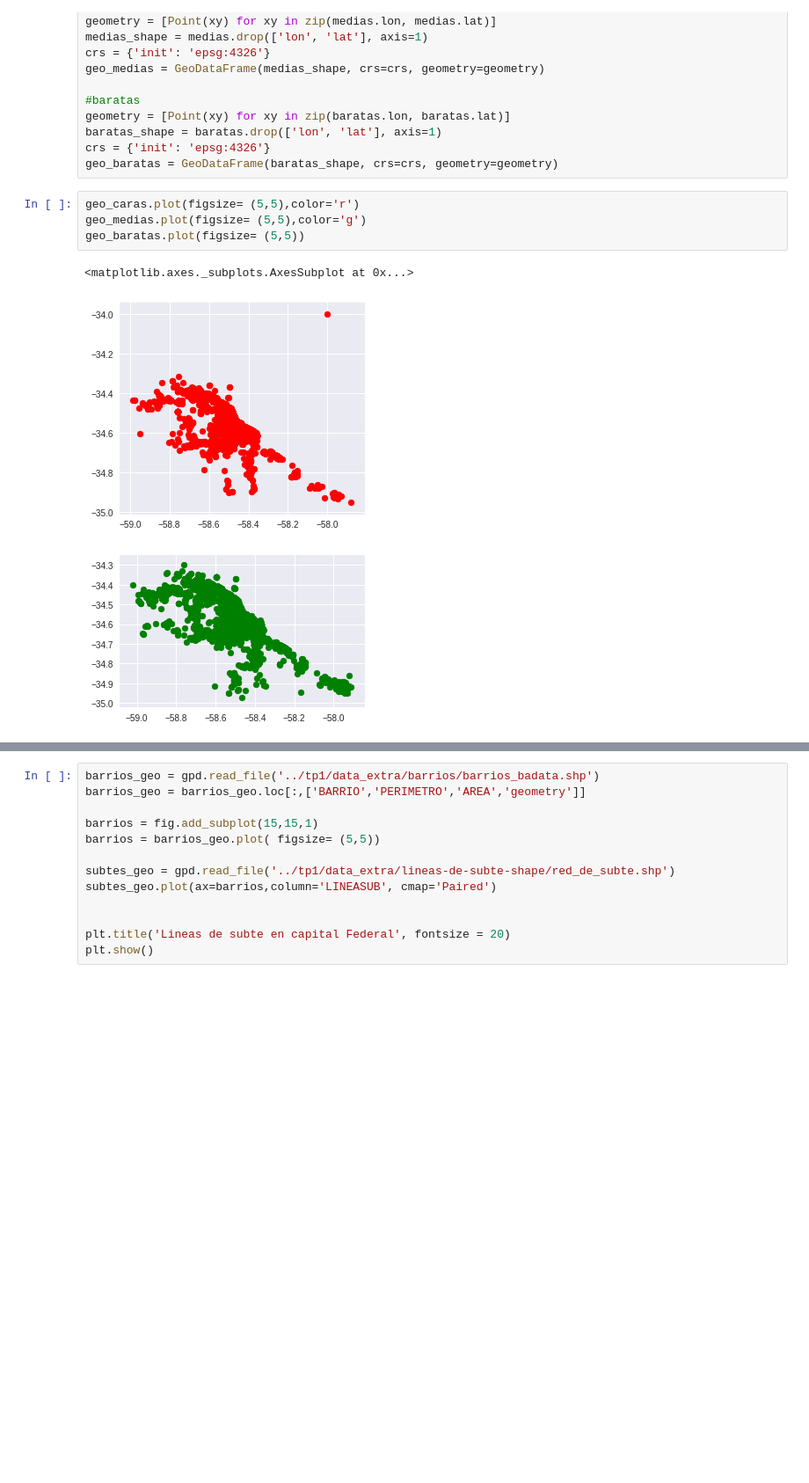
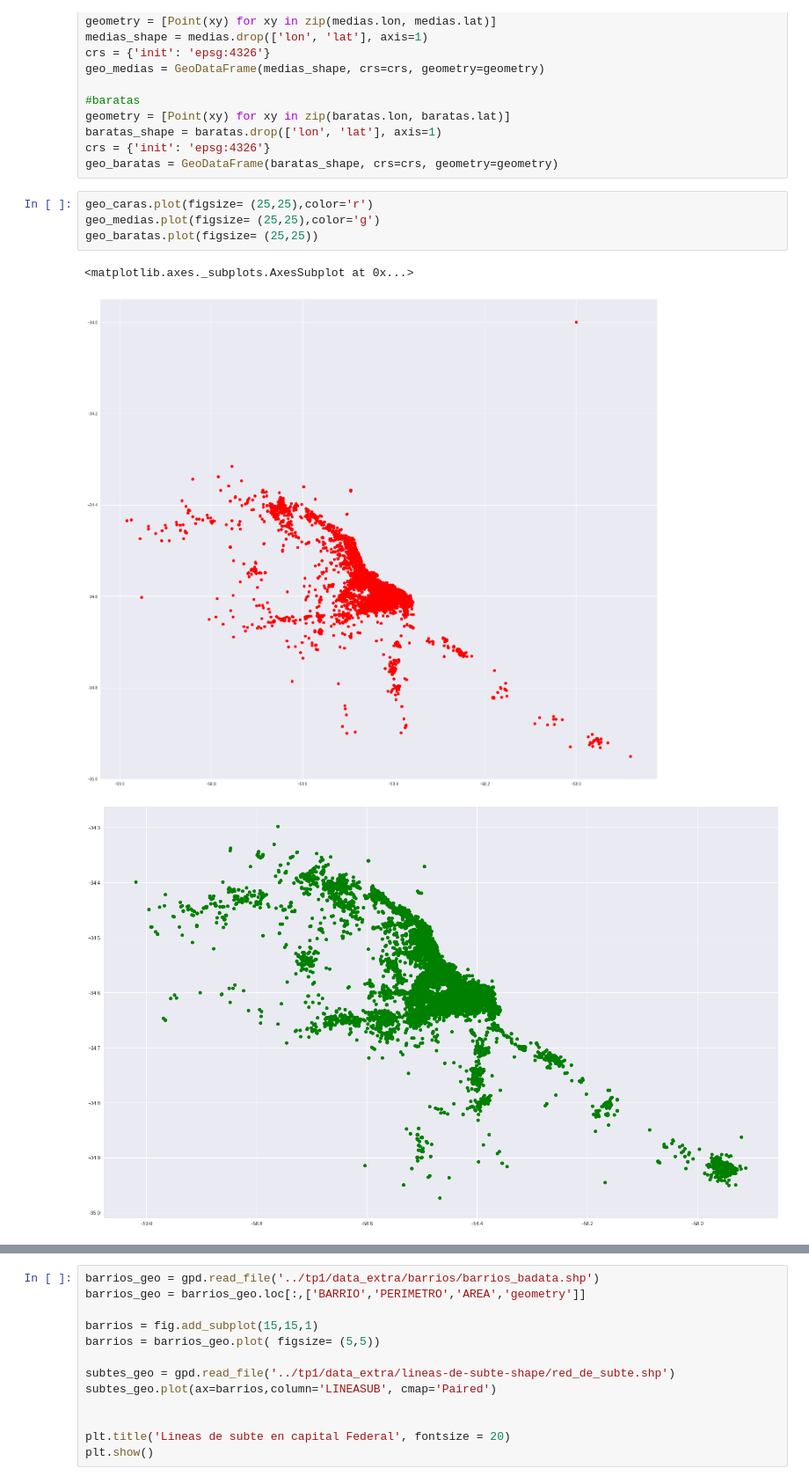
Before and after one commit to jazminferreiro-zz/orgaTP1, a Jupyter notebook: Analisis exploratorio Properati .ipynb, the cells around one changed output, grey strips where cells are left out. Shown at 88% size. Cells and saved outputs as stored; diff of their text form; blank space fills up the shorter version.

```diff
--- a/Analisis exploratorio Properati .ipynb
+++ b/Analisis exploratorio Properati .ipynb
@@ -491,10 +491,10 @@ baratas_shape = baratas.drop(['lon', 'lat'], axis=1)
 crs = {'init': 'epsg:4326'}
 geo_baratas = GeoDataFrame(baratas_shape, crs=crs, geometry=geometry)
 # %%
-geo_caras.plot(figsize= (5,5),color='r')
-geo_medias.plot(figsize= (5,5),color='g')
-geo_baratas.plot(figsize= (5,5))
+geo_caras.plot(figsize= (25,25),color='r')
+geo_medias.plot(figsize= (25,25),color='g')
+geo_baratas.plot(figsize= (25,25))
 # %% [output]
 <matplotlib.axes._subplots.AxesSubplot at 0x...>
-[figure, old version]
+[figure, new version]
-[figure, old version]
+[figure, new version]
```
Also changed, not shown: parts of 1 cell of this notebook.
